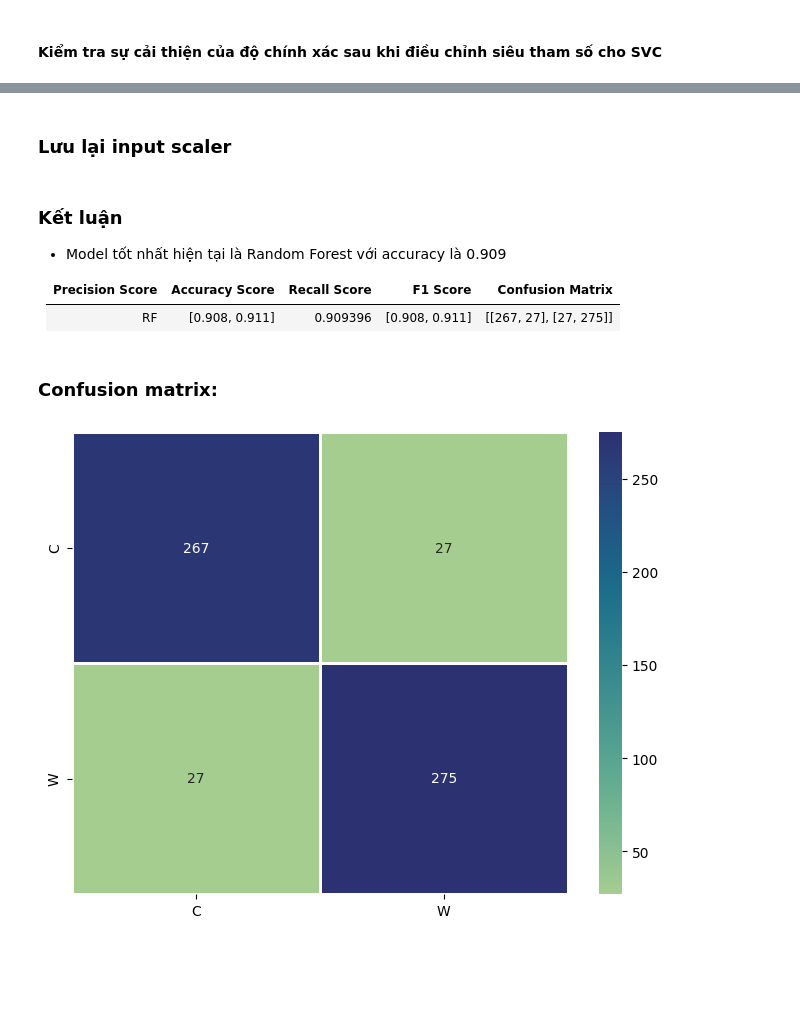
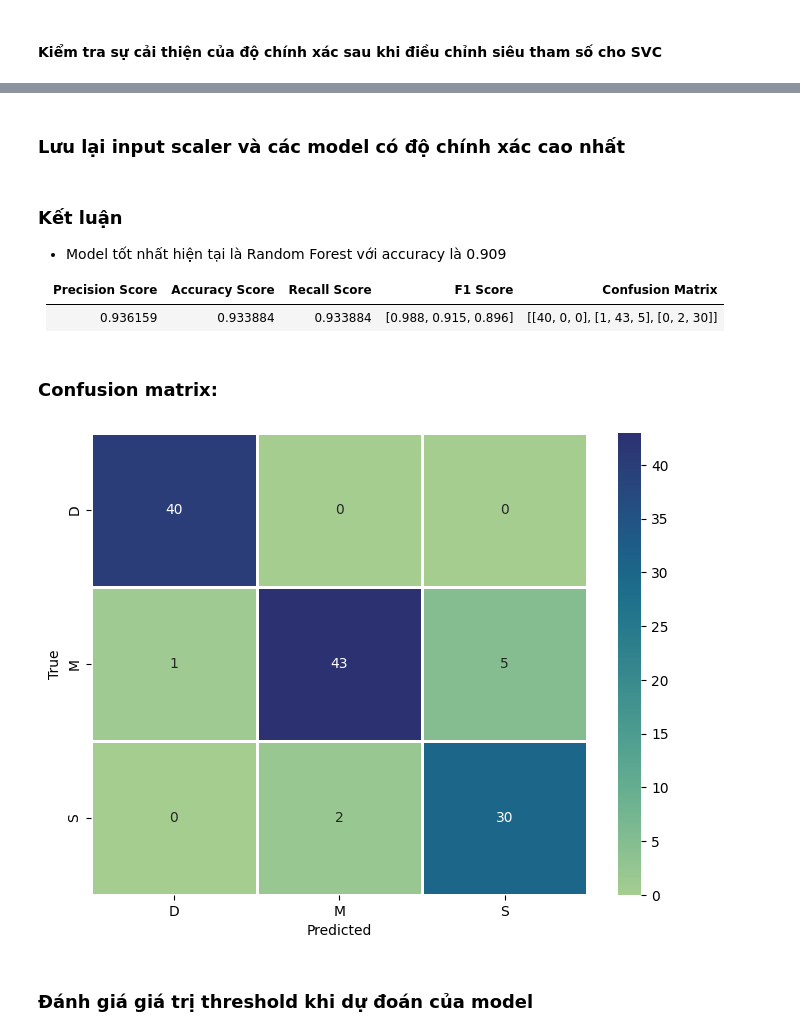
Before and after one commit to tranhuutuan261103/Gym-Exercise-Correction, a Jupyter notebook: trainning/lunge_model/sklearn.ipynb, the cells around one changed output, grey strips where cells are left out. Drawn from its saved outputs; the diff is of its cells as text; code cells hidden in the pictures; blank space fills up the shorter version.

Commit message:
[PBL5] Training model for lunge

```diff
--- a/trainning/lunge_model/sklearn.ipynb
+++ b/trainning/lunge_model/sklearn.ipynb
@@ -161,18 +163,19 @@ def evaluate_model(name, model, final_results):
     # Đánh giá Model
     y_validation_pred = model.predict(X_validation)
 
-    p_score = precision_score(y_validation, y_validation_pred, average=None, labels=[0, 1])
+    # Do các số lượng mẫu theo từng nhãn không cân bằng nhau nên sẽ sử dụng weight-average để đánh giá
+    p_score = precision_score(y_validation, y_validation_pred, average="weighted")
     a_score = accuracy_score(y_validation, y_validation_pred)
-    r_score = recall_score(y_validation, y_validation_pred, average=None, labels=[0, 1])
-    f1_score_result = f1_score(y_validation, y_validation_pred, average=None, labels=[0, 1])
-    cm = confusion_matrix(y_validation, y_validation_pred, labels=[0, 1])
+    r_score = recall_score(y_validation, y_validation_pred, average="weighted")
+    f1_score_result = f1_score(y_validation, y_validation_pred, average=None, labels=[0, 1, 2])
+    cm = confusion_matrix(y_validation, y_validation_pred, labels=[0, 1, 2])
 
     final_results.append(
         (
             name,
-            round_up_metric_results(p_score),
+            p_score,
             a_score,
-            round_up_metric_results(r_score),
+            r_score,
             round_up_metric_results(f1_score_result),
             cm,
         )
@@ -186,6 +189,8 @@ algorithms = [
     ("DTC", DecisionTreeClassifier(random_state=random_state_value)),
     ("NB", GaussianNB()),
     ("RF", RandomForestClassifier(random_state=random_state_value)),
+    ("Ridge", RidgeClassifier()),
+    ("SGDC", SGDClassifier())
 ]
 
 models = {}
@@ -239,7 +244,7 @@ param_grid = {
     'max_features': ['log2', 'sqrt'],
     'max_depth': [int(x) for x in np.linspace(10, 110, num = 11)] + [None],
     'min_samples_split': [2, 5, 10],
-    'min_samples_leaf': [1, 2, 4],
+    'min_samples_leaf': [1, 2, 4, 6],
     'bootstrap': [True, False]
 }
 
@@ -258,7 +264,7 @@ print("Best Parameters:", random_search.best_params_)
 #### Kiểm tra sự cải thiện của độ chính xác sau khi điều chỉnh siêu tham số cho Random Forest
 # %%
 import json
-with open('./hyper_parameter/random_forest.json', 'r') as f:
+with open('./hyper_parameter/random_forest_v2.json', 'r') as f:
     best_params = json.load(f)
     best_params["bootstrap"] = bool(best_params["bootstrap"])
 
@@ -316,4 +323,4 @@ print_results(final_results)
 # %% [markdown]
-### Lưu lại input scaler
+### Lưu lại input scaler và các model có độ chính xác cao nhất
 # %%
 save_model(scaler, "./best_models/input_scaler.pkl")
@@ -323,20 +331,24 @@ save_model(scaler, "./best_models/input_scaler.pkl")
 
 | Precision Score | Accuracy Score | Recall Score | F1 Score | Confusion Matrix |
 |-----------------|----------------|--------------|----------|------------------|
-| RF              | [0.908, 0.911] | 0.909396     | [0.908, 0.911] | [[267, 27], [27, 275]] |
+| 0.936159|	0.933884|	0.933884|	[0.988, 0.915, 0.896]|	[[40, 0, 0], [1, 43, 5], [0, 2, 30]]|
 # %% [markdown]
 ### Confusion matrix:
 # %%
 import seaborn as sns
 import matplotlib.pyplot as plt
 
 results = []
 evaluate_model("RF", best_random_forest_model, results)
 sklearn_eval = print_results(results)
 rf_confusion_matrix = sklearn_eval["Confusion Matrix"].values[0]
-confusion_matrix_df = pd.DataFrame(rf_confusion_matrix, index=["C", "W"], columns=["C", "W"])
+confusion_matrix_df = pd.DataFrame(rf_confusion_matrix, index=["D", "M", "S"], columns=["D", "M", "S"])
 
 fig, ax = plt.subplots(figsize=(8,6))
 sns.heatmap(confusion_matrix_df, linewidths=1, annot=True, ax=ax, fmt='g', cmap="crest");
+plt.ylabel('True')
+plt.xlabel('Predicted');
 # %% [output]
-[figure, old version]
+[figure, new version]
+# %% [markdown]
+### Đánh giá giá trị threshold khi dự đoán của model
```
Also changed, not shown: parts of 24 cells of this notebook, 11 other files.
